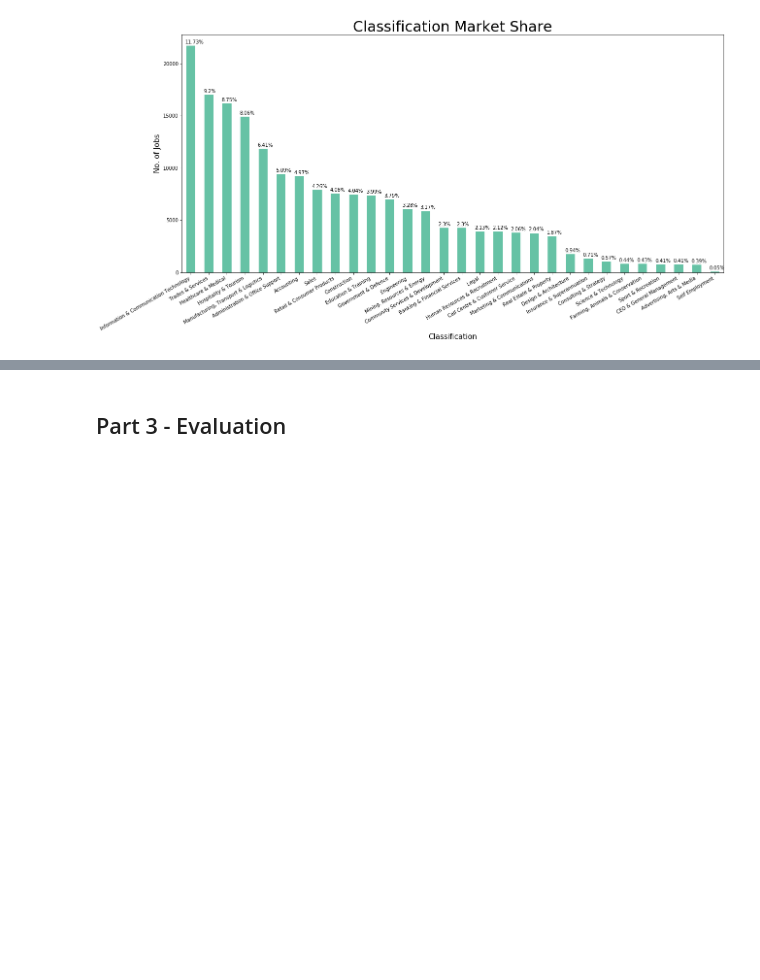
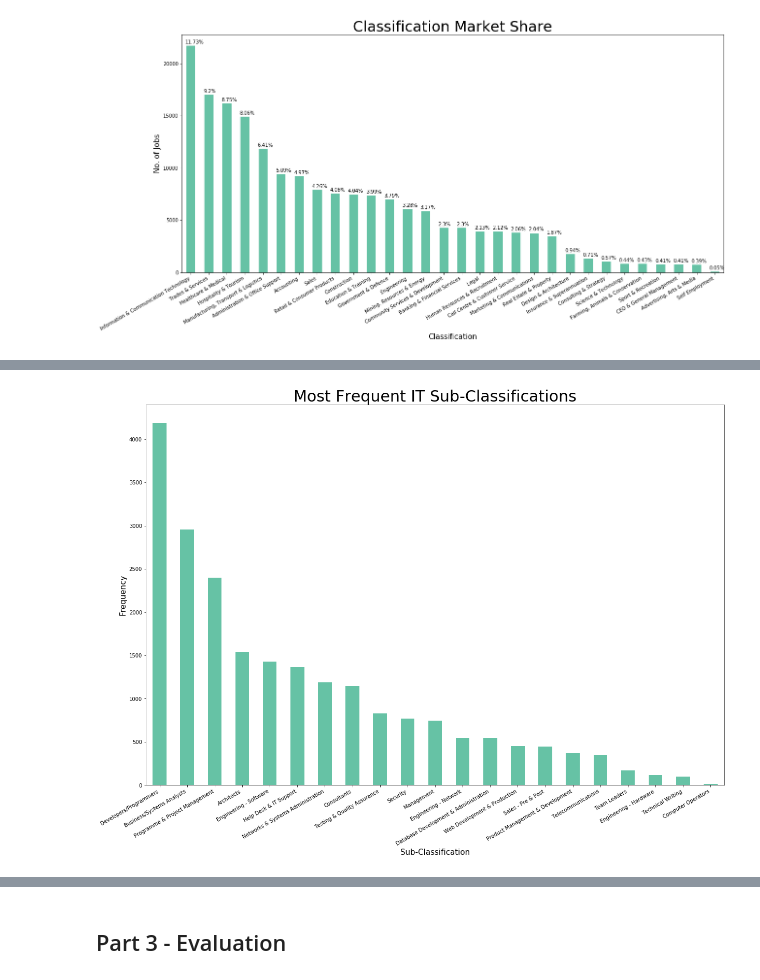
Before and after one commit to lucas-two/Job-Market-Analysis, a Jupyter notebook: src/assignment.ipynb, the cells around one changed output, grey strips where cells are left out. Drawn from its saved outputs; the diff is of its cells as text; code cells hidden in the pictures; blank space fills up the shorter version.

```diff
--- a/src/assignment.ipynb
+++ b/src/assignment.ipynb
@@ -836,0 +841,14 @@ plt.show()
+# %%
+# Top Sub-Classifications for IT?
+df_IT = df['SubClassification'].loc[df['Classification'] == 'Information & Communication Technology']
+
+# Displaying as bar chart
+f, ax = plt.subplots(figsize=(20, 15))
+df_IT.value_counts().plot(x='SubClassification', ax=ax, kind='bar', colormap='Set2')
+plt.title("Most Frequent IT Sub-Classifications", fontsize=30)
+plt.ylabel("Frequency", fontsize=15)
+plt.xlabel("Sub-Classification", fontsize=15)
+f.autofmt_xdate()
+plt.show()
+# %% [output]
+[figure, added]
```
Also changed, not shown: parts of 12 cells of this notebook.
